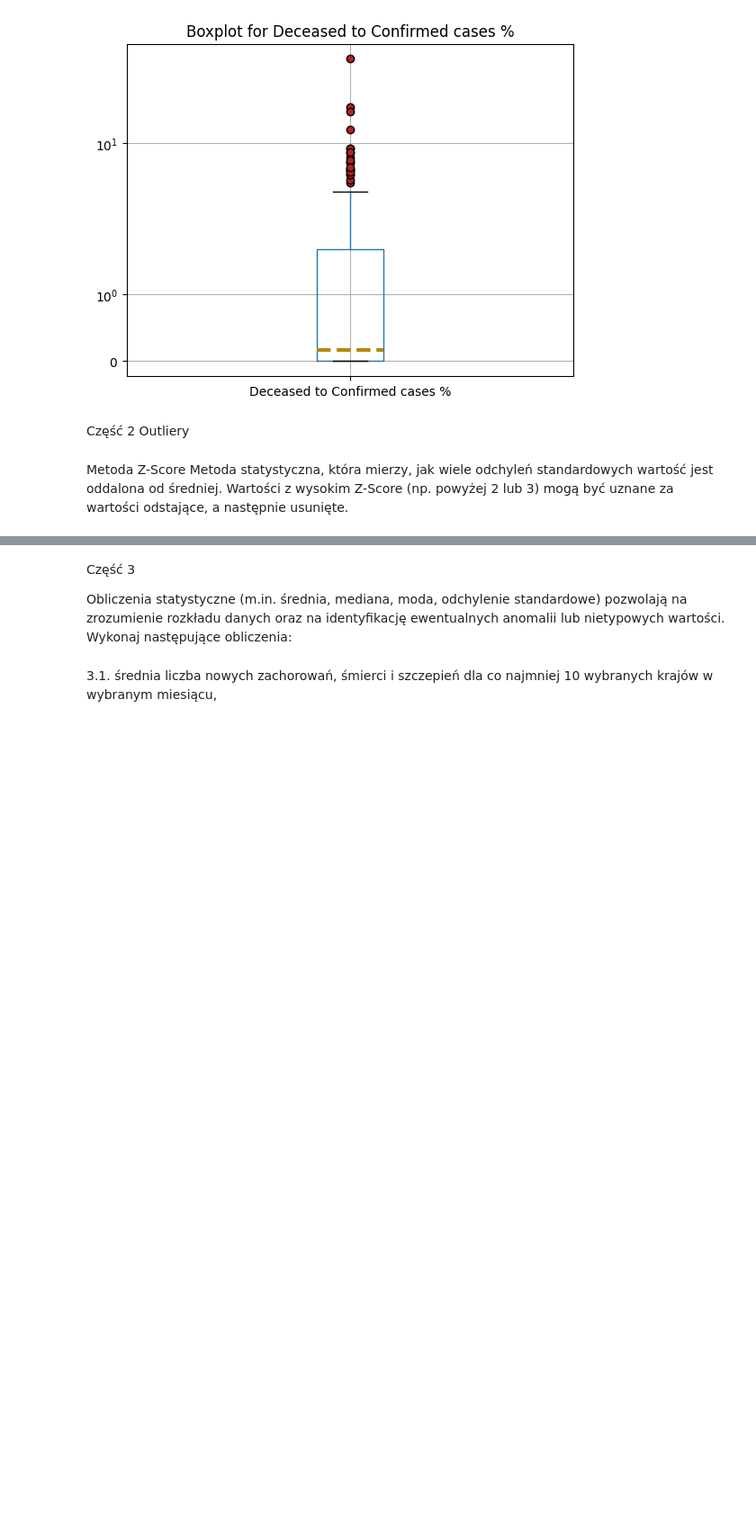
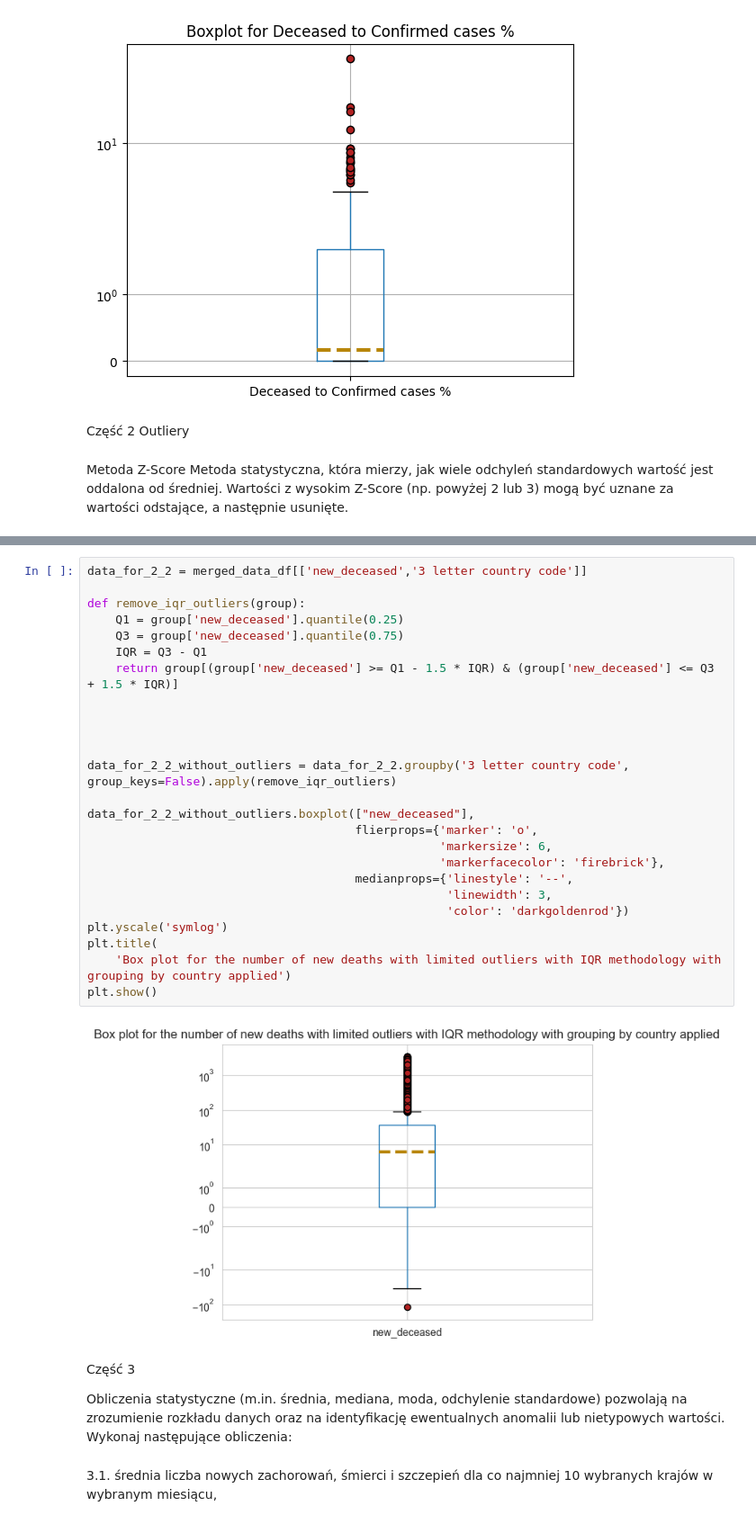
Before and after one commit to qmacdom/BigData, a Jupyter notebook: zad2.ipynb, the cells around one changed output, grey strips where cells are left out. Shown: that part at 90% size. Cells and saved outputs as stored; diff of their text form; blank space fills up the shorter version.

```diff
--- a/zad2.ipynb
+++ b/zad2.ipynb
@@ -154,3 +202,30 @@ plt.show()
+# %%
+data_for_2_2 = merged_data_df[['new_deceased','3 letter country code']]
+
+def remove_iqr_outliers(group):
+    Q1 = group['new_deceased'].quantile(0.25)
+    Q3 = group['new_deceased'].quantile(0.75)
+    IQR = Q3 - Q1
+    return group[(group['new_deceased'] >= Q1 - 1.5 * IQR) & (group['new_deceased'] <= Q3 + 1.5 * IQR)]
+
+
+
+
+data_for_2_2_without_outliers = data_for_2_2.groupby('3 letter country code', group_keys=False).apply(remove_iqr_outliers)
+
+data_for_2_2_without_outliers.boxplot(["new_deceased"],
+                                      flierprops={'marker': 'o',
+                                                  'markersize': 6,
+                                                  'markerfacecolor': 'firebrick'},
+                                      medianprops={'linestyle': '--',
+                                                   'linewidth': 3,
+                                                   'color': 'darkgoldenrod'})
+plt.yscale('symlog')
+plt.title(
+    'Box plot for the number of new deaths with limited outliers with IQR methodology with grouping by country applied')
+plt.show()
+# %% [output]
+[figure, added]
 # %% [markdown]
 Część 3
 
```
Also changed, not shown: parts of 14 cells of this notebook.
